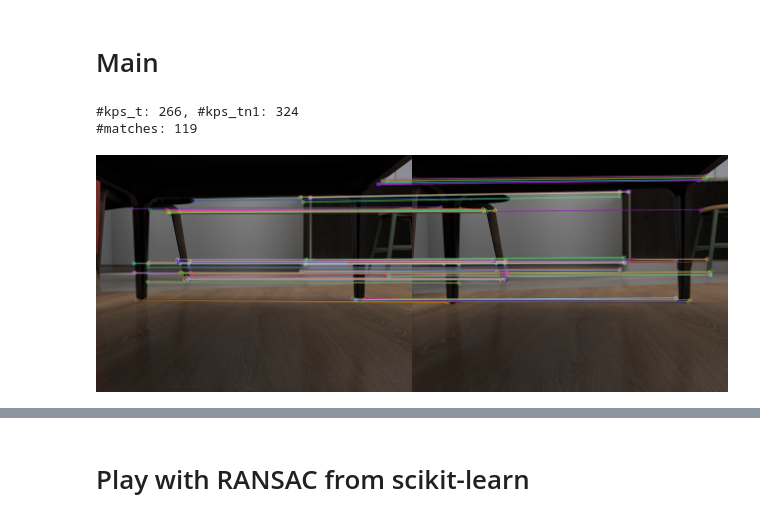
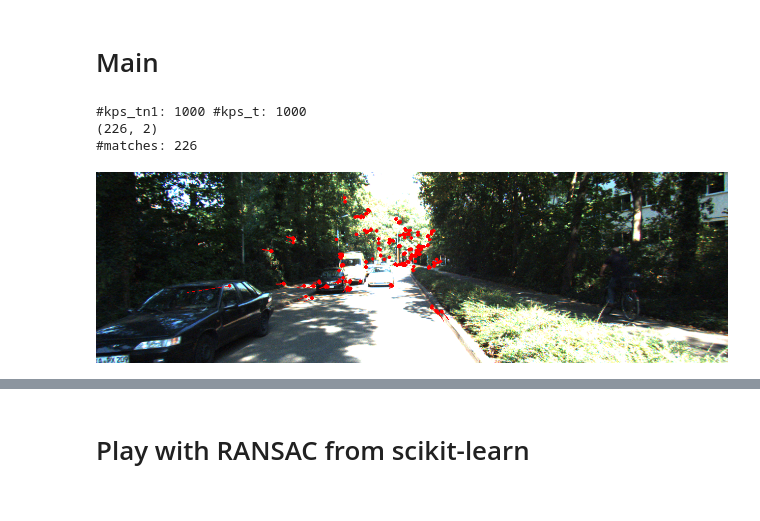
Before and after one commit to aditya-shriwastava/colab-notebooks, a Jupyter notebook: visual_odometry.ipynb, the cells around one changed output, grey strips where cells are left out. Saved outputs shown, nothing was run; the diff lists cells and outputs as text; code cells hidden in the pictures.

```diff
--- a/visual_odometry.ipynb
+++ b/visual_odometry.ipynb
@@ -169,7 +111,13 @@ def extract_features(img):
   kps = np.array([[kp.pt[0], kp.pt[1]] for kp in kps]).astype(np.int32)
   return kps, des
 
+
 def match_features(des_tn1, des_t):
+  bf_matcher = cv2.BFMatcher(cv2.NORM_HAMMING, crossCheck=True)
+  matches = bf_matcher.match(des_tn1, des_t)
+  return np.array([[match.queryIdx, match.trainIdx] for match in matches])
+
+def match_features2(des_tn1, des_t):
   bf_matcher = cv2.BFMatcher(cv2.NORM_HAMMING)
   matches = bf_matcher.knnMatch(des_tn1, des_t, k=2)
 
@@ -182,42 +130,62 @@ def match_features(des_tn1, des_t):
           idx_tn1.append(m1.queryIdx)
           idx_t.append(m1.trainIdx)
 
-  assert len(idx_tn1) >= 8
+  assert len(idx_tn1) >= 8, f"#matches: {len(idx_tn1)}"
   return np.array([idx_tn1, idx_t]).T
 # %% [markdown]
 # Main
 # %%
-tn1 = 0
-t = 10
-img_tn1 = load(tn1)[0]
-img_t = load(t)[0]
+tn1 = 20
+t = 25
+img_tn1 = kitti_imgs[tn1]
+img_t = kitti_imgs[t]
 
 kps_tn1, des_tn1 = extract_features(img_tn1)
 kps_t, des_t = extract_features(img_t)
-print(f"#kps_t: {len(kps_t)}, #kps_tn1: {len(kps_tn1)}")
+print(f"#kps_tn1: {len(kps_tn1)} #kps_t: {len(kps_t)}")
 
-matches = match_features(des_tn1, des_t)
+matches = match_features2(des_tn1, des_t)
+print(matches.shape)
 print(f"#matches: {len(matches)}")
 
-img_match = cv2.drawMatches(
-    img_tn1, [cv2.KeyPoint(kp_tn1[0], kp_tn1[1], 0) for kp_tn1 in kps_tn1],
-    img_t, [cv2.KeyPoint(kp_t[0], kp_t[1], 0) for kp_t in kps_t],
-    [cv2.DMatch(match[0], match[1], 0) for match in matches],
-    None,
-    flags=cv2.DrawMatchesFlags_NOT_DRAW_SINGLE_POINTS
-)
-cv2_imshow(img_match)
+# disp_img = cv2.drawKeypoints(img_tn1, [cv2.KeyPoint(kp_tn1[0], kp_tn1[1], 0) for kp_tn1 in kps_tn1], 0, (255, 0, 0))
+disp_img = img_tn1.copy()
+for match in matches:
+  start_point = tuple(kps_tn1[match[0]])
+  end_point = tuple(kps_t[match[1]])
+  disp_img = cv2.circle(disp_img, start_point, 2, (0, 0, 255), 2)
+  disp_img = cv2.line(disp_img, start_point, end_point, (0, 0, 255), 1)
+cv2_imshow(disp_img)
 
-fundamental_matrix_transform, inliers = ransac(
-  (kps_tn1[matches[:,0]], kps_tn1[matches[:,0]]),
-  FundamentalMatrixTransform,
-  min_samples=8,
-  residual_threshold=0.02,
-  max_trials=100
-)
+# img_match = cv2.drawMatches(
+#     img_tn1, [cv2.KeyPoint(kp_tn1[0], kp_tn1[1], 0) for kp_tn1 in kps_tn1],
+#     img_t, [cv2.KeyPoint(kp_t[0], kp_t[1], 0) for kp_t in kps_t],
+#     [cv2.DMatch(match[0], match[1], 0) for match in matches],
+#     None,
+#     flags=cv2.DrawMatchesFlags_NOT_DRAW_SINGLE_POINTS
+# )
+# cv2_imshow(img_match)
 
-print(inliers)
+# fundamental_matrix_transform, inliers = ransac(
+#   (kps_tn1[matches[:,0]], kps_tn1[matches[:,0]]),
+#   FundamentalMatrixTransform,
+#   min_samples=8,
+#   residual_threshold=1e-15,
+#   max_trials=500
+# )
+# matches = matches[inliers]
+# print(f"#matches_inliers: {len(matches)}")
+
+# img_match = cv2.drawMatches(
+#     img_tn1, [cv2.KeyPoint(kp_tn1[0], kp_tn1[1], 0) for kp_tn1 in kps_tn1],
+#     img_t, [cv2.KeyPoint(kp_t[0], kp_t[1], 0) for kp_t in kps_t],
+#     [cv2.DMatch(match[0], match[1], 0) for match in matches],
+#     None,
+#     flags=cv2.DrawMatchesFlags_NOT_DRAW_SINGLE_POINTS
+# )
+# cv2_imshow(img_match)
 # %% [output]
-#kps_t: 266, #kps_tn1: 324
-#matches: 119
+#kps_tn1: 1000 #kps_t: 1000
+(226, 2)
+#matches: 226
-[figure, old version]
+[figure, new version]
```
Also changed, not shown: parts of 8 cells of this notebook.
